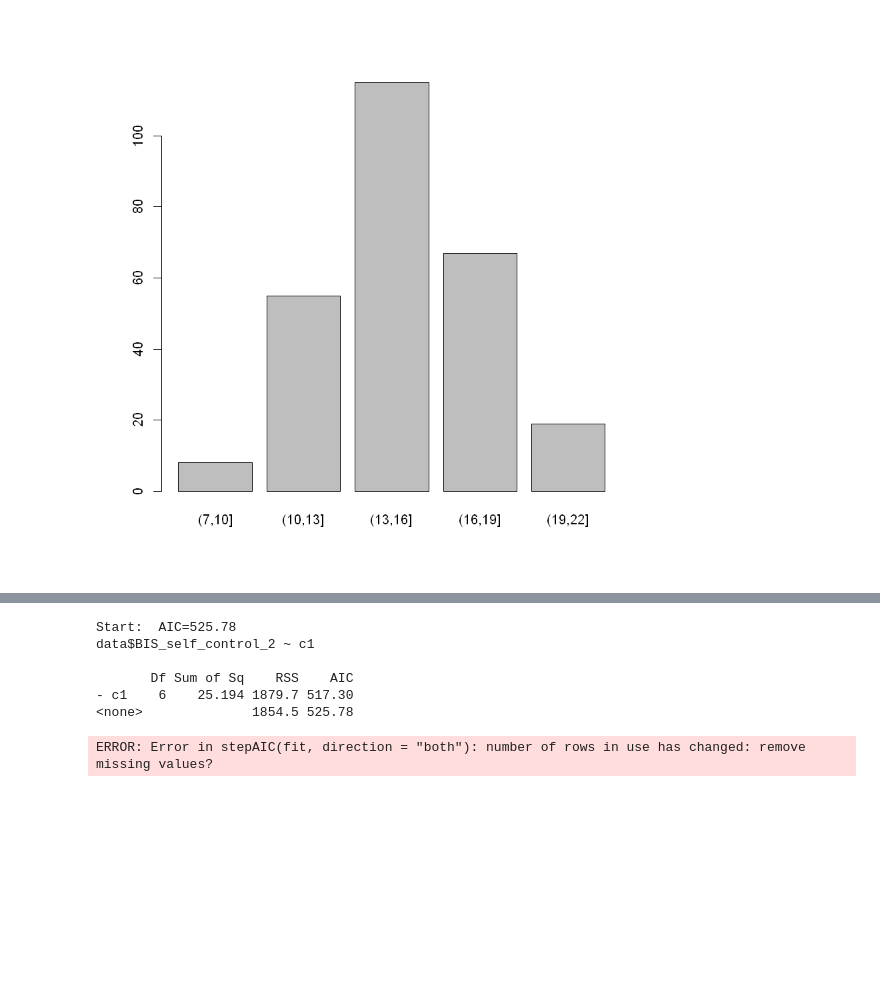
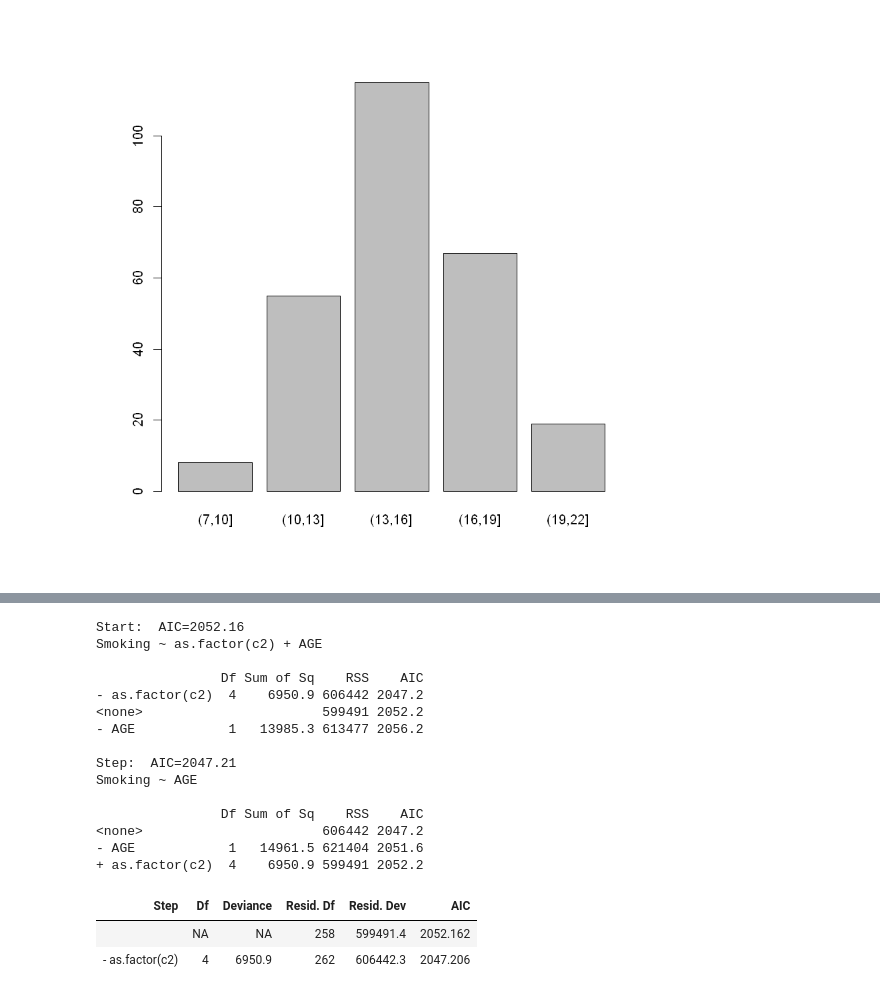
Before and after one commit to FMCumhaill/Risk-Lab-Dublin-Science-Gallery-, a Jupyter notebook: Risk+Taking+Verse+Cigarette+.ipynb, the cells around one changed output, grey strips where cells are left out. Drawn from its saved outputs; the diff is of its cells as text; code cells hidden in the pictures; blank space fills up the shorter version.

```diff
--- a/Risk+Taking+Verse+Cigarette+.ipynb
+++ b/Risk+Taking+Verse+Cigarette+.ipynb
@@ -152,16 +178,27 @@ cooksd<-cooks.distance(mm)
 # %%
 ## Step wise regression
 
 library(MASS)
-fit <- lm(data$BIS_self_control_2~c1,)
-step <- stepAIC(fit, direction="both")
+
+step <- stepAIC(regmod, direction="both")
 step$anova # display results
 # %% [output]
-Start:  AIC=525.78
-data$BIS_self_control_2 ~ c1
+Start:  AIC=2052.16
+Smoking ~ as.factor(c2) + AGE
 
-       Df Sum of Sq    RSS    AIC
-- c1    6    25.194 1879.7 517.30
-<none>              1854.5 525.78
+                Df Sum of Sq    RSS    AIC
+- as.factor(c2)  4    6950.9 606442 2047.2
+<none>                       599491 2052.2
+- AGE            1   13985.3 613477 2056.2
+
+Step:  AIC=2047.21
+Smoking ~ AGE
+
+                Df Sum of Sq    RSS    AIC
+<none>                       606442 2047.2
+- AGE            1   14961.5 621404 2051.6
++ as.factor(c2)  4    6950.9 599491 2052.2
-ERROR: Error in stepAIC(fit, direction = "both"): number of rows in use has changed: remove missing values?
+| Step | Df | Deviance | Resid. Df | Resid. Dev | AIC |
+|  | NA | NA | 258 | 599491.4 | 2052.162 |
+| - as.factor(c2) | 4 | 6950.9 | 262 | 606442.3 | 2047.206 |
 # %%
```
Also changed, not shown: parts of 9 cells of this notebook, 1 other file.
